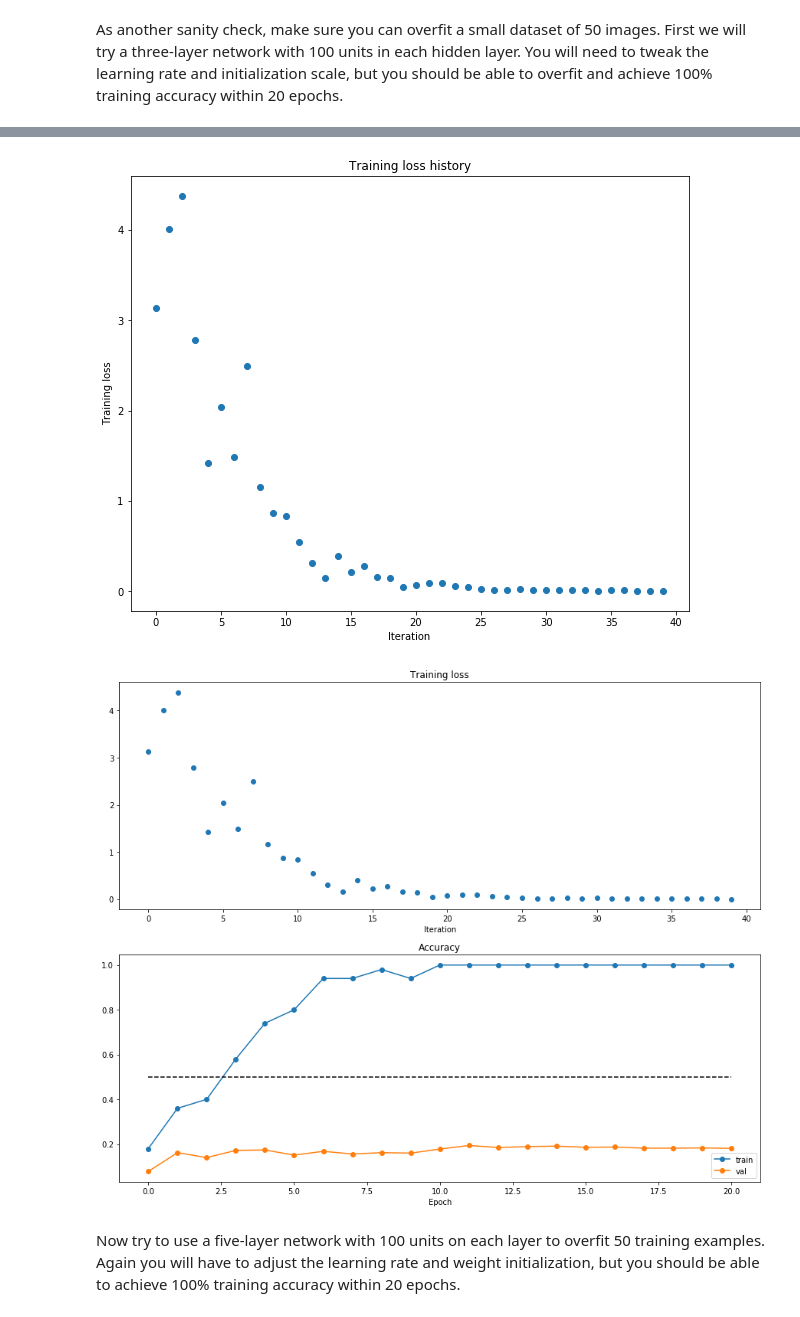
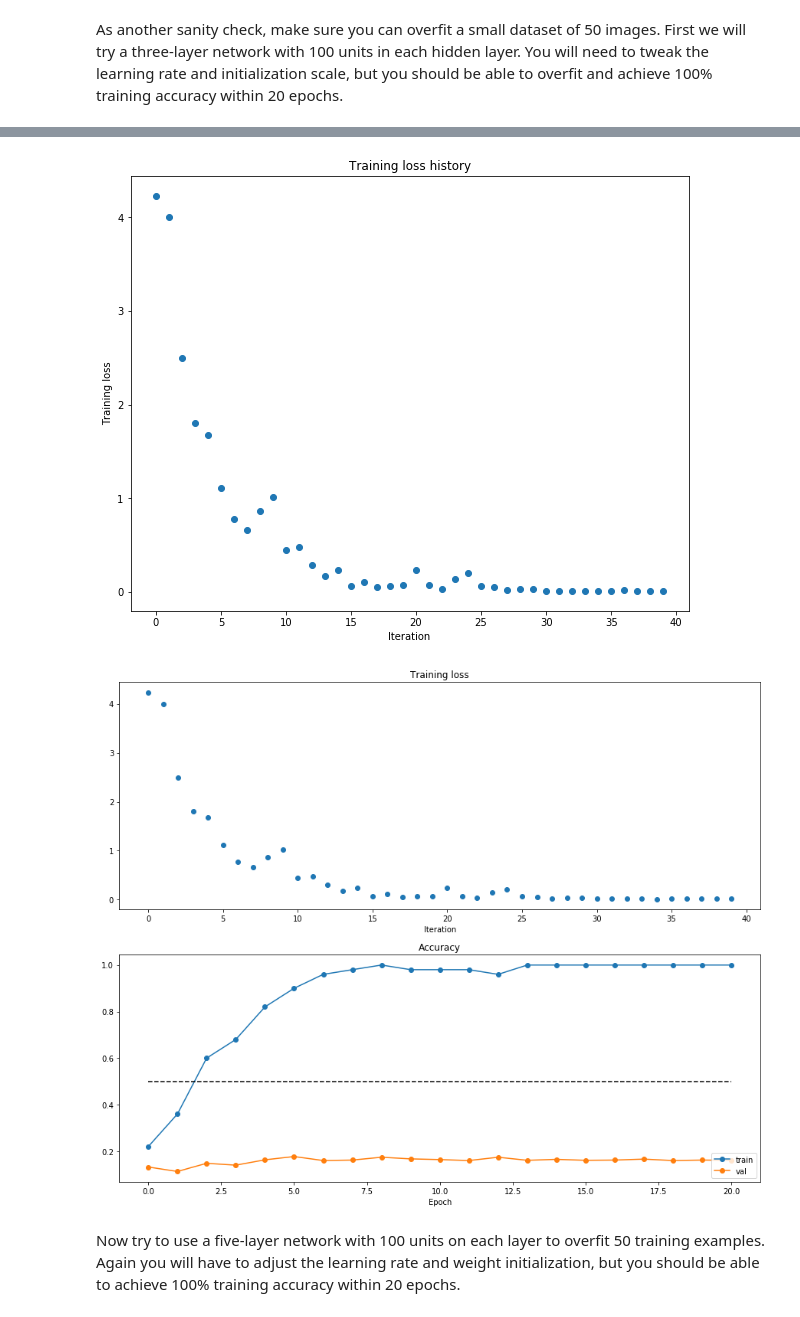
Before and after one commit to xystevensun/comp540, a Jupyter notebook: homework/hw5/FullyConnectedNets.ipynb, the cells around one changed output, grey strips where cells are left out. Drawn from its saved outputs; the diff is of its cells as text; code cells hidden in the pictures.

```diff
--- a/homework/hw5/FullyConnectedNets.ipynb
+++ b/homework/hw5/FullyConnectedNets.ipynb
@@ -405,7 +402,7 @@ small_data = {
 }
 
 weight_scale = 2e-2
-learning_rate = 1.2e-2
+learning_rate = 1e-2
 model = FullyConnectedNet([100, 100],
               weight_scale=weight_scale, dtype=np.float64)
 solver = Solver(model, small_data,
@@ -458,5 +455,5 @@ plt.show()
-[figure, old version]
+[figure, new version]
-[figure, old version]
+[figure, new version]
 # %% [markdown]
 Now try to use a five-layer network with 100 units on each layer to overfit 50 training examples. Again you will have to adjust the learning rate and weight initialization, but you should be able to achieve 100% training accuracy within 20 epochs.
 # %%
```
Also changed, not shown: parts of 16 cells of this notebook, 3 other files.
